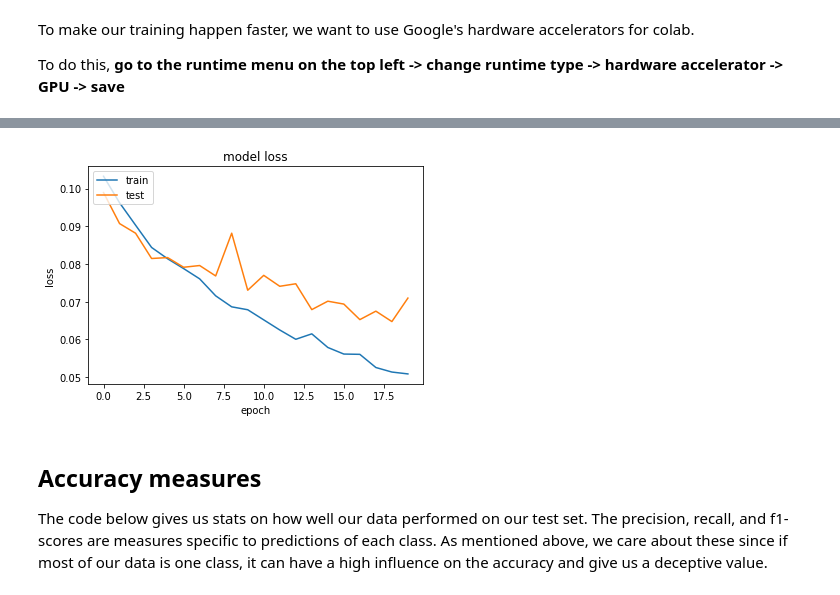
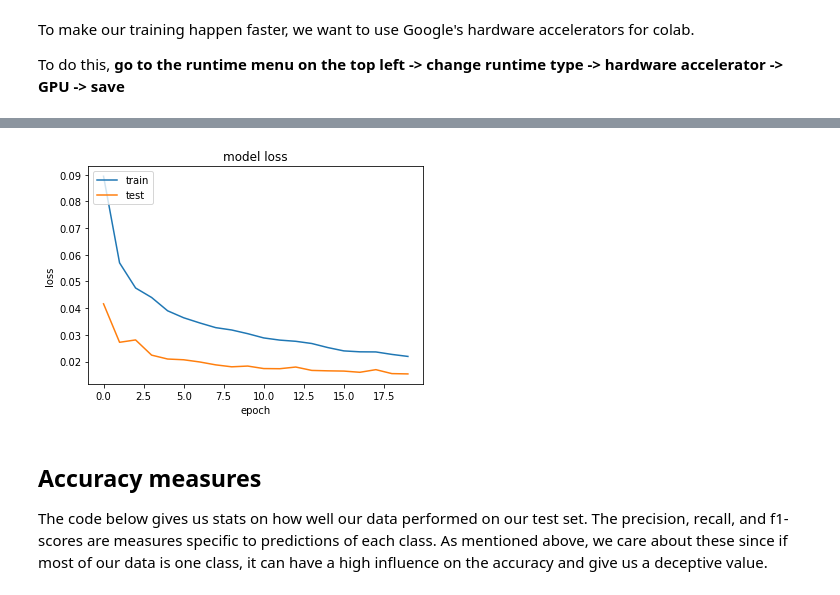
Before and after one commit to zarrar1607/DeepPicar-v3, a Jupyter notebook: RunAll.ipynb, the cells around one changed output, grey strips where cells are left out. Drawn from its saved outputs; the diff is of its cells as text; code cells hidden in the pictures.

Commit message:
Revert to old angles and add visualization

```diff
--- a/RunAll.ipynb
+++ b/RunAll.ipynb
@@ -151,7 +152,7 @@ model.add(layers.Flatten())
 model.add(layers.Dense(100, activation='relu'))
 model.add(layers.Dense(50, activation='relu'))
 model.add(layers.Dense(10, activation='relu'))
-model.add(layers.Dense(1))
+model.add(layers.Dense(1, activation='tanh'))
 # %% [markdown]
 ## Data preparation
 
@@ -206,15 +206,11 @@ Image from https://datascience.stackexchange.com/questions/61467/clarification-o
 # %%
 # Split the dataset for train and test
 print("Train/Test")
-# label encoder changes the labels (output) into a integers 0, 1, 2...
-# this normalizes the output for the network so each outputs are treated the same
-le = preprocessing.LabelEncoder()
-vals = le.fit_transform(vals)
 
 # train_test_split splits the data into a training set and a test set
 # we do this because we want to check our network against test data it has
 # not seen before
-x_train, x_test, y_train, y_test = train_test_split(imgs, vals, test_size=0.25)
+x_train, x_test, y_train, y_test = train_test_split(imgs, vals, test_size=0.25, stratify=vals)
 del vals
 gc.collect()
 # %% [output]
@@ -305,7 +301,7 @@ print ("Model fit")
 # Balanced class weights give more priority to sparse data to ensure they have
 # just as much impact on our model
 class_weights = class_weight.compute_class_weight(class_weight = 'balanced', classes = np.unique(y_train), y = y_train)
-class_weights = dict(zip(np.unique(y_train), class_weights))
+class_weights = {i:class_weights[i] for i in range(len(class_weights))}
 
 # This trains the model
 history = model.fit(x_train, y_train, batch_size=64,
@@ -339,2 +335,2 @@ Epoch 20/20
 dict_keys(['loss', 'mae', 'val_loss', 'val_mae'])
-[figure, old version]
+[figure, new version]
```
Also changed, not shown: parts of 13 cells of this notebook.
